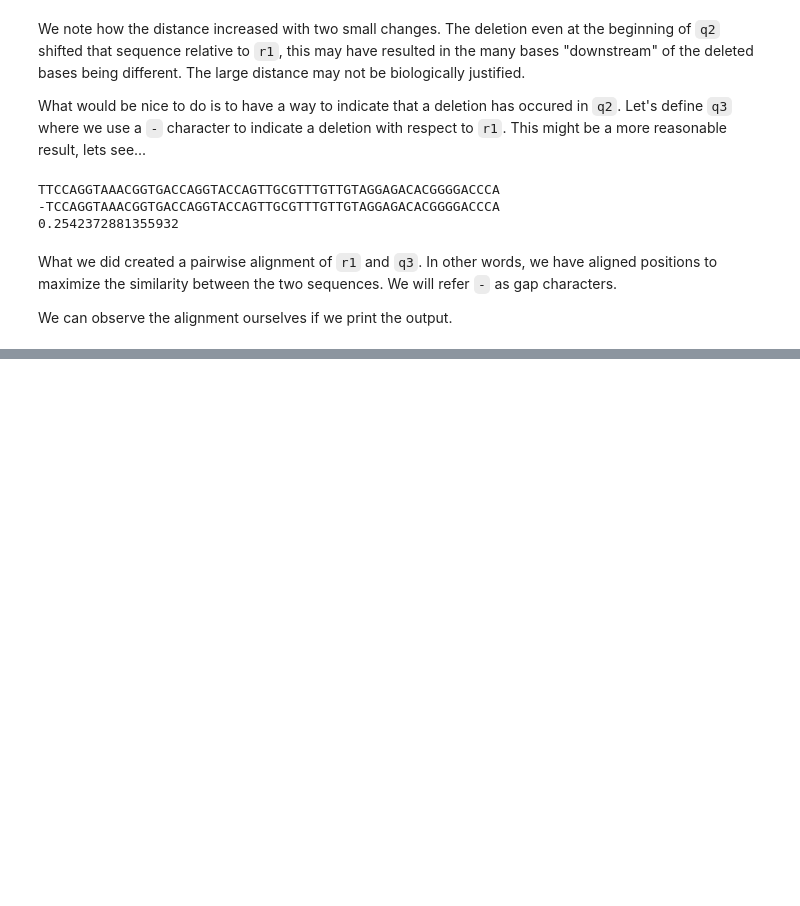
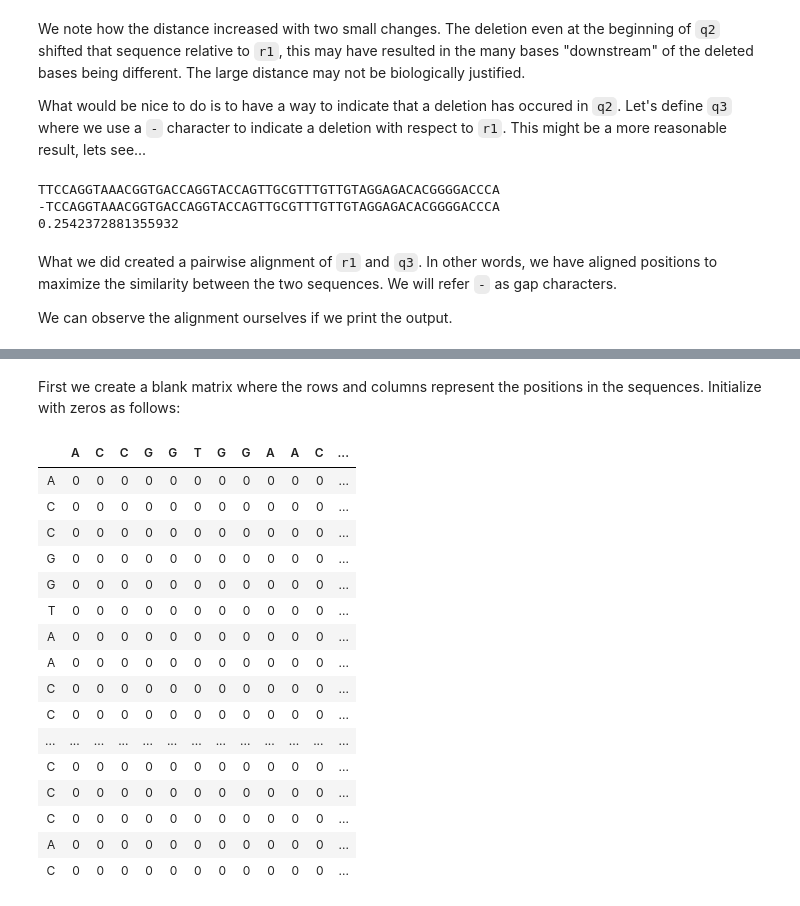
Before and after one commit to reylui/BioinformaticsCode, a Jupyter notebook: PythonProblems1.ipynb, the cells around one changed output, grey strips where cells are left out. Drawn from its saved outputs; the diff is of its cells as text; code cells hidden in the pictures; blank space fills up the shorter version.

```diff
--- a/PythonProblems1.ipynb
+++ b/PythonProblems1.ipynb
@@ -81,0 +107,3 @@ Over the course of biological evolution, a DNA sequence changes. Frequently due
+# %%
+seq1 = DNA("ACCGGTGGAACCGGTAACACCCAC")
+seq2 = DNA("ACCGGTAACCGGTTAACACCCAC")
@@ -81,0 +134,26 @@ Over the course of biological evolution, a DNA sequence changes. Frequently due
+# %% [markdown]
+First we create a blank matrix where the rows and columns represent the positions in the sequences. Initialize with zeros as follows:
+# %%
+num_rows = len(seq2)
+num_cols = len(seq1)
+data = np.zeros(shape=(num_rows, num_cols), dtype=np.int)
+
+HTML(show_F.show_F(seq1, seq2, data))
+# %% [output]
+|  | A | C | C | G | G | T | G | G | A | A | C | ... |
+| A | 0 | 0 | 0 | 0 | 0 | 0 | 0 | 0 | 0 | 0 | 0 | ... |
+| C | 0 | 0 | 0 | 0 | 0 | 0 | 0 | 0 | 0 | 0 | 0 | ... |
+| C | 0 | 0 | 0 | 0 | 0 | 0 | 0 | 0 | 0 | 0 | 0 | ... |
+| G | 0 | 0 | 0 | 0 | 0 | 0 | 0 | 0 | 0 | 0 | 0 | ... |
+| G | 0 | 0 | 0 | 0 | 0 | 0 | 0 | 0 | 0 | 0 | 0 | ... |
+| T | 0 | 0 | 0 | 0 | 0 | 0 | 0 | 0 | 0 | 0 | 0 | ... |
+| A | 0 | 0 | 0 | 0 | 0 | 0 | 0 | 0 | 0 | 0 | 0 | ... |
+| A | 0 | 0 | 0 | 0 | 0 | 0 | 0 | 0 | 0 | 0 | 0 | ... |
+| C | 0 | 0 | 0 | 0 | 0 | 0 | 0 | 0 | 0 | 0 | 0 | ... |
+| C | 0 | 0 | 0 | 0 | 0 | 0 | 0 | 0 | 0 | 0 | 0 | ... |
+| ... | ... | ... | ... | ... | ... | ... | ... | ... | ... | ... | ... | ... |
+| C | 0 | 0 | 0 | 0 | 0 | 0 | 0 | 0 | 0 | 0 | 0 | ... |
+| C | 0 | 0 | 0 | 0 | 0 | 0 | 0 | 0 | 0 | 0 | 0 | ... |
+| C | 0 | 0 | 0 | 0 | 0 | 0 | 0 | 0 | 0 | 0 | 0 | ... |
+| A | 0 | 0 | 0 | 0 | 0 | 0 | 0 | 0 | 0 | 0 | 0 | ... |
+| C | 0 | 0 | 0 | 0 | 0 | 0 | 0 | 0 | 0 | 0 | 0 | ... |
```
Also changed, not shown: parts of 5 cells of this notebook, 1 other file.
